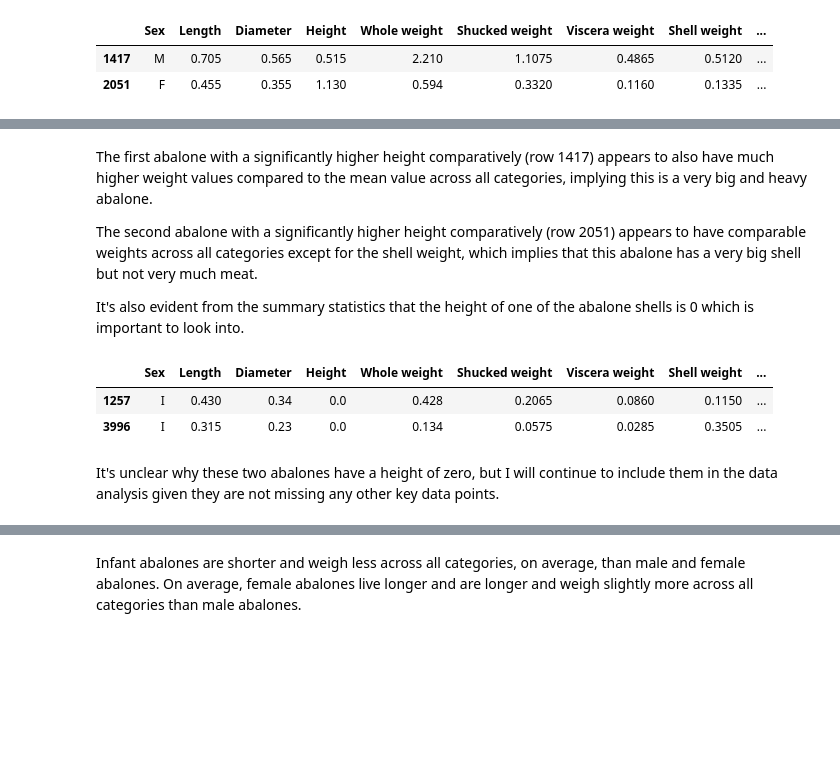
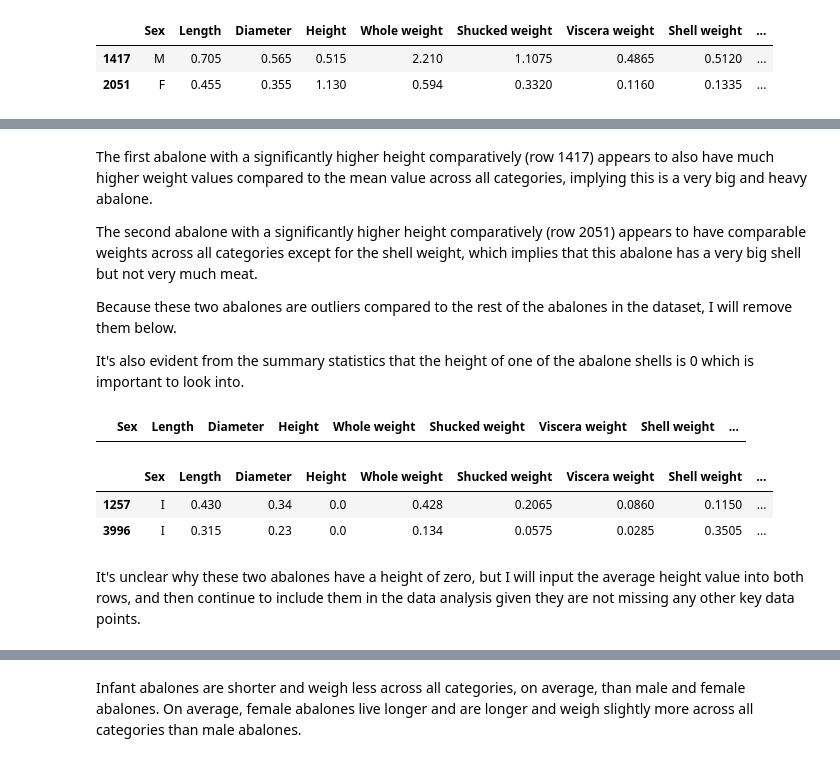
Before and after one commit to joycorrine/springboard, a Jupyter notebook: 2-CapstoneAbalone/Notebooks/Cap2EDAAbalone.ipynb, the cells around one changed output, grey strips where cells are left out. Saved outputs shown, nothing was run; the diff lists cells and outputs as text; code cells hidden in the pictures; blank space fills up the shorter version.

```diff
--- a/2-CapstoneAbalone/Notebooks/Cap2EDAAbalone.ipynb
+++ b/2-CapstoneAbalone/Notebooks/Cap2EDAAbalone.ipynb
@@ -92,4 +92,6 @@ The first abalone with a significantly higher height comparatively (row 1417) ap
 
 The second abalone with a significantly higher height comparatively (row 2051) appears to have comparable weights across all categories except for the shell weight, which implies that this abalone has a very big shell but not very much meat.
 
+Because these two abalones are outliers compared to the rest of the abalones in the dataset, I will remove them below.
+
 It's also evident from the summary statistics that the height of one of the abalone shells is 0 which is important to look into.
@@ -96,3 +101,8 @@ It's also evident from the summary statistics that the height of one of the abal
+# %%
+#Confirm two outlier abalones are removed
+abalone_data[abalone_data['Height'] > 0.4]
+# %% [output]
+|  | Sex | Length | Diameter | Height | Whole weight | Shucked weight | Viscera weight | Shell weight | ... |
 # %%
 #Review which abalones have a height measurement of 0
 abalone_data[abalone_data['Height'] == 0]
@@ -101,4 +111,4 @@ abalone_data[abalone_data['Height'] == 0]
 | 1257 | I | 0.430 | 0.34 | 0.0 | 0.428 | 0.2065 | 0.0860 | 0.1150 | ... |
 | 3996 | I | 0.315 | 0.23 | 0.0 | 0.134 | 0.0575 | 0.0285 | 0.3505 | ... |
 # %% [markdown]
-It's unclear why these two abalones have a height of zero, but I will continue to include them in the data analysis given they are not missing any other key data points.
+It's unclear why these two abalones have a height of zero, but I will input the average height value into both rows, and then continue to include them in the data analysis given they are not missing any other key data points.
```
Also changed, not shown: parts of 17 cells of this notebook, 3 other files.
